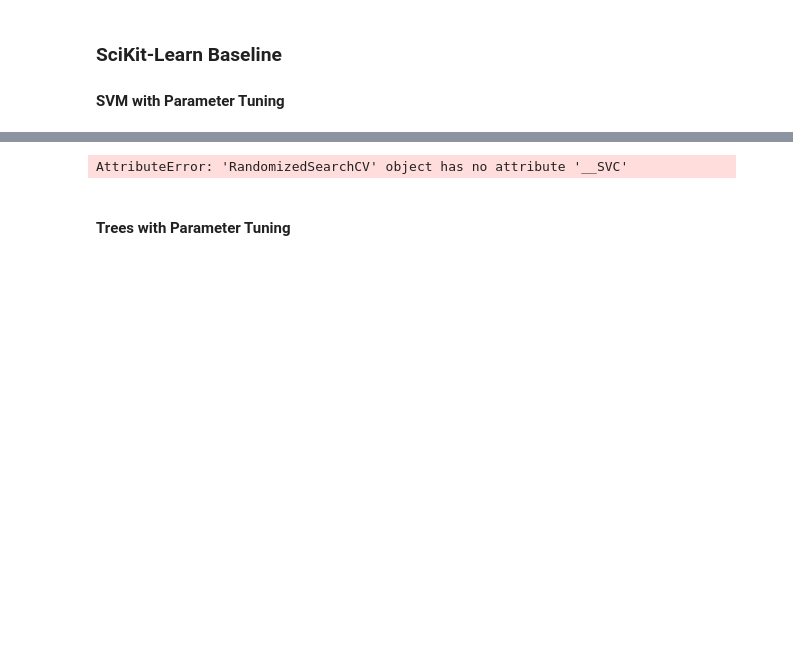
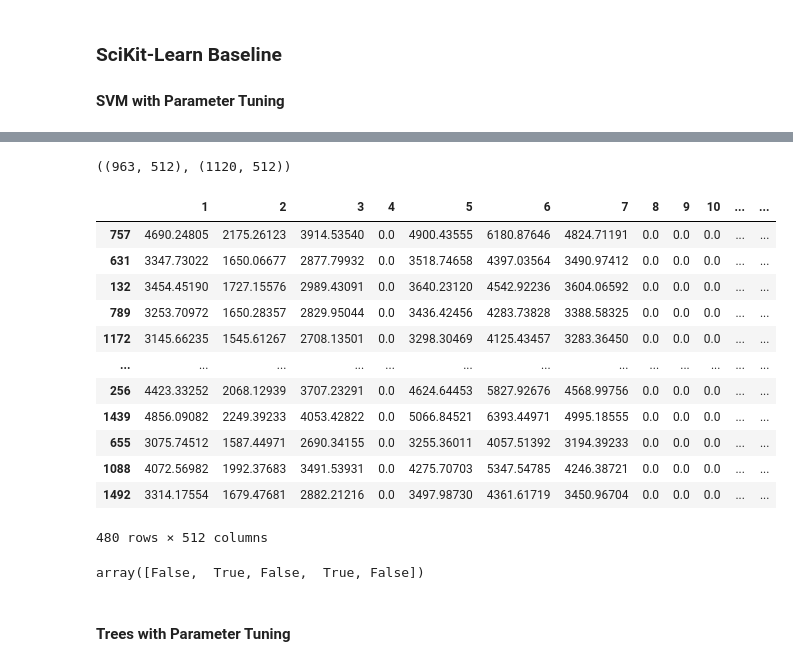
Before and after one commit to cokeSchlumpf/30200-miniprojects, a Jupyter notebook: exploration/Untitled.ipynb, the cells around one changed output, grey strips where cells are left out. Saved outputs shown, nothing was run; the diff lists cells and outputs as text; code cells hidden in the pictures; blank space fills up the shorter version.

```diff
--- a/exploration/Untitled.ipynb
+++ b/exploration/Untitled.ipynb
@@ -120,7 +122,7 @@ pipe = Pipeline([('StandardScaler', standard_scaler), ('MaxAbsScaler', maxabs_sc
 params = {
     'SVC__C': scipy.stats.expon(scale=100),
     'SVC__gamma': scipy.stats.expon(scale=.1),
-    'SVC__kernel': ['rbf', 'sigmoid', 'tanh'],
+    'SVC__kernel': ['rbf', 'sigmoid', 'poly', 'linear'],
     'SVC__class_weight': ['balanced', None]
 }
 tuned_pipe = RandomizedSearchCV(pipe, params, random_state=42, n_iter=100, verbose=2)
@@ -161,7 +165,36 @@ Fitting 5 folds for each of 100 candidates, totalling 500 fits
-# %%
-trained_classifier.__SVC
-# %% [output]
-AttributeError: 'RandomizedSearchCV' object has no attribute '__SVC'
+# %%
+y_predicted = trained_classifier.predict(X_train)
+X_wrong = X_train[np.equal(y_predicted, y_train.iloc[:,0:].values.flatten())]
+X_wrong
+#y_predicted[:10]
+(X_wrong.shape, X_train.shape)
+# %% [output]
+((963, 512), (1120, 512))
+# %%
+y_predicted = trained_classifier.predict(X_test)
+y_test_arr = y_test.iloc[:,0:].values
+np.equal(y_predicted, y_test_arr.flatten())
+X_test
+# %% [output]
+|  | 1 | 2 | 3 | 4 | 5 | 6 | 7 | 8 | 9 | 10 | ... | ... |
+| 757 | 4690.24805 | 2175.26123 | 3914.53540 | 0.0 | 4900.43555 | 6180.87646 | 4824.71191 | 0.0 | 0.0 | 0.0 | ... | ... |
+| 631 | 3347.73022 | 1650.06677 | 2877.79932 | 0.0 | 3518.74658 | 4397.03564 | 3490.97412 | 0.0 | 0.0 | 0.0 | ... | ... |
+| 132 | 3454.45190 | 1727.15576 | 2989.43091 | 0.0 | 3640.23120 | 4542.92236 | 3604.06592 | 0.0 | 0.0 | 0.0 | ... | ... |
+| 789 | 3253.70972 | 1650.28357 | 2829.95044 | 0.0 | 3436.42456 | 4283.73828 | 3388.58325 | 0.0 | 0.0 | 0.0 | ... | ... |
+| 1172 | 3145.66235 | 1545.61267 | 2708.13501 | 0.0 | 3298.30469 | 4125.43457 | 3283.36450 | 0.0 | 0.0 | 0.0 | ... | ... |
+| ... | ... | ... | ... | ... | ... | ... | ... | ... | ... | ... | ... | ... |
+| 256 | 4423.33252 | 2068.12939 | 3707.23291 | 0.0 | 4624.64453 | 5827.92676 | 4568.99756 | 0.0 | 0.0 | 0.0 | ... | ... |
+| 1439 | 4856.09082 | 2249.39233 | 4053.42822 | 0.0 | 5066.84521 | 6393.44971 | 4995.18555 | 0.0 | 0.0 | 0.0 | ... | ... |
+| 655 | 3075.74512 | 1587.44971 | 2690.34155 | 0.0 | 3255.36011 | 4057.51392 | 3194.39233 | 0.0 | 0.0 | 0.0 | ... | ... |
+| 1088 | 4072.56982 | 1992.37683 | 3491.53931 | 0.0 | 4275.70703 | 5347.54785 | 4246.38721 | 0.0 | 0.0 | 0.0 | ... | ... |
+| 1492 | 3314.17554 | 1679.47681 | 2882.21216 | 0.0 | 3497.98730 | 4361.61719 | 3450.96704 | 0.0 | 0.0 | 0.0 | ... | ... |
+480 rows × 512 columns
+# %%
+a = np.array([ 1, 2, 3, 4, 5 ])
+b = np.array([True, False, True, False, True])
+~b
+# %% [output]
+array([False,  True, False,  True, False])
 # %% [markdown]
 #### Trees with Parameter Tuning
 # %%
```
Also changed, not shown: parts of 9 cells of this notebook, 6 other files.
